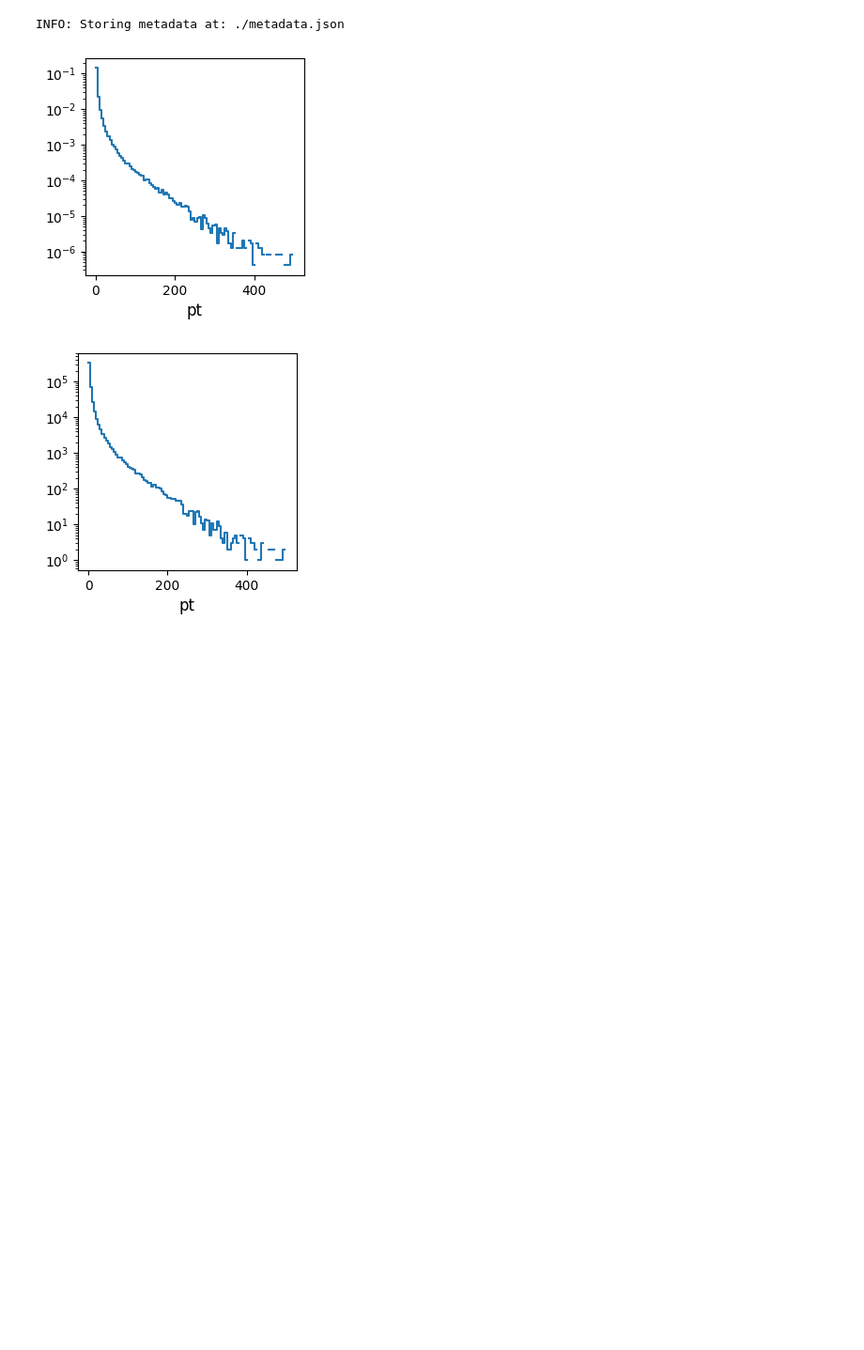
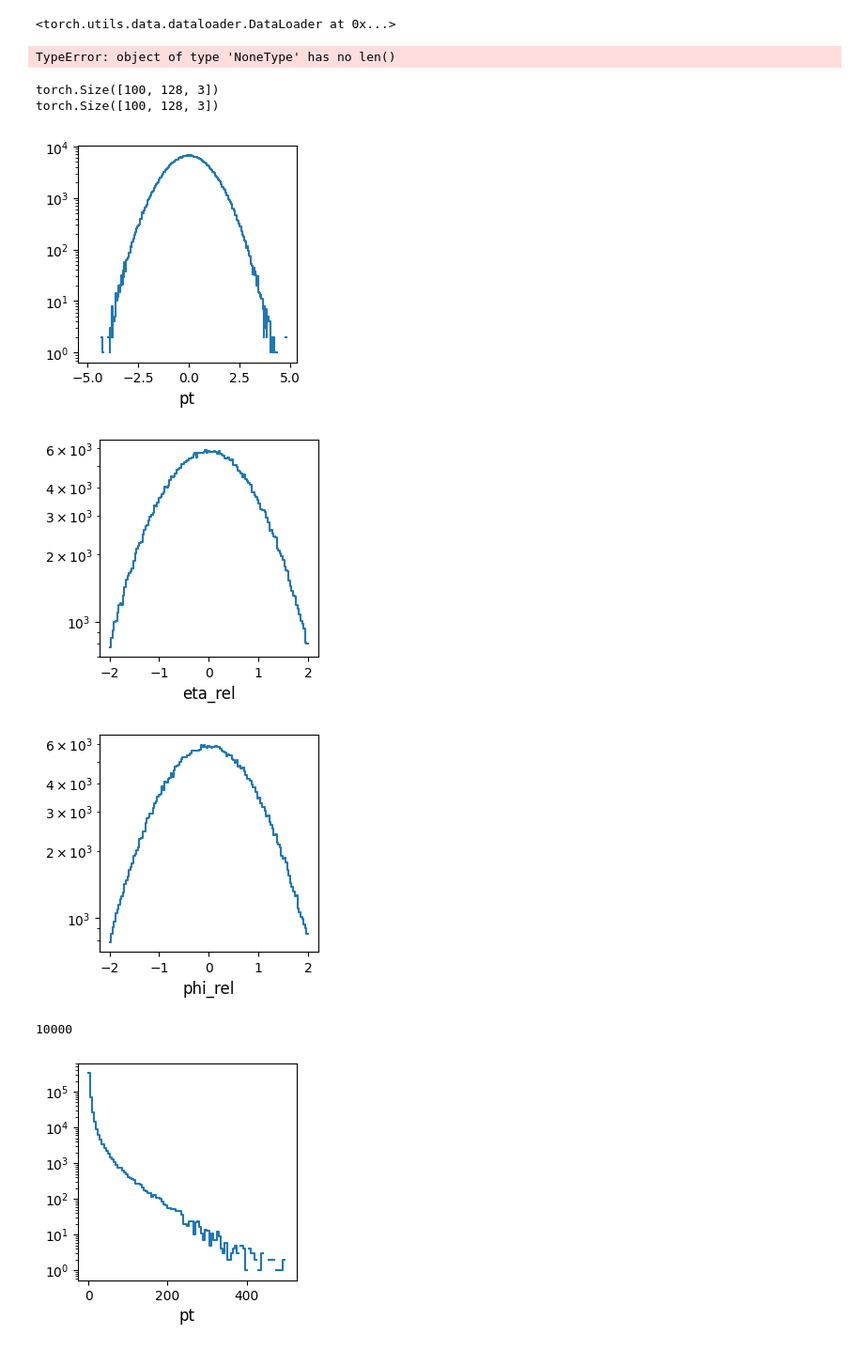
Before and after one commit to dfaroughy/Multimodal-Bridges, a Jupyter notebook: notebooks/train.ipynb, the cells around one changed output. Shown: that part at 94% size. Saved outputs shown, nothing was run; the diff lists cells and outputs as text; code cells hidden in the pictures; blank space fills up the shorter version.

Commit message:
added DataCouplingBatch, fixed workers

```diff
--- a/notebooks/train.ipynb
+++ b/notebooks/train.ipynb
@@ -1,21 +1,25 @@
 # %%
 import os
-import lightning.pytorch as L
-from pytorch_lightning.loggers import CometLogger
-from lightning.pytorch.callbacks import ModelCheckpoint, RichProgressBar
-from lightning.pytorch.callbacks.progress.rich_progress import RichProgressBarTheme
-
 from utils.configs import ExperimentConfigs
-from utils.callbacks import MetricLoggerCallback
-from utils.dataloader import DataloaderModule
 from data.particle_clouds.jets import JetDataModule
-from multimodal_bridge_matching import MultiModalBridgeMatching
-
 
 config = ExperimentConfigs('config.yaml')
-jets = JetDataModule(config=config, preprocess=True)
+jets = JetDataModule(config=config)
-# %% [output]
-INFO: Storing metadata at: ./metadata.json
+# %%
+jets.setup()
+jets.train_dataloader()
+# %% [output]
+<torch.utils.data.dataloader.DataLoader at 0x...>
+# %%
+len(jets.test_dataloader())
+# %% [output]
+TypeError: object of type 'NoneType' has no len()
+# %%
+for batch in jets.val_dataloader():
+    print(batch.target.continuous.shape)
+# %% [output]
+torch.Size([100, 128, 3])
+torch.Size([100, 128, 3])
 # %%
 # open json file
 import json
@@ -29,7 +33,3 @@ def get_from_json(key, path, name='metadata.json'):
 stats = get_from_json('target_stats')
 
 jets.target.postprocess(continuous='standardize', discrete='discretize', **stats)
-# %%
-jets.target.histplot('pt', log_scale=(False, True), binwidth=5, binrange=(0, 500), fill=False, stat='density')
-# %% [output]
-[figure, removed]
@@ -38,3 +36,29 @@ jets.target.histplot('eta_rel', log_scale=(False, True), binwidth=5, binrange=(0
+# %%
+jets.source.histplot(
+    feature="pt", fill=False, log_scale=(False, True)
+)  # momentum distrbution
+jets.source.histplot(
+    feature="eta_rel",
+    fill=False,
+    binrange=(-2, 2),
+    binwidth=0.03,
+    log_scale=(False, True),
+)  # rapidity distribution
+jets.source.histplot(
+    feature="phi_rel",
+    fill=False,
+    binrange=(-2, 2),
+    binwidth=0.03,
+    log_scale=(False, True),
+)  # azimuthal angle distribution
+# %% [output]
+[figure, added]
+[figure, added]
+[figure, added]
+# %%
+len(jets.source)
+# %% [output]
+10000
 # %%
 jets.target.histplot(
     feature="pt", fill=False, binrange=(-1, 500), binwidth=5, log_scale=(False, True)
```
Also changed, not shown: parts of 15 cells of this notebook, 52 other files.
